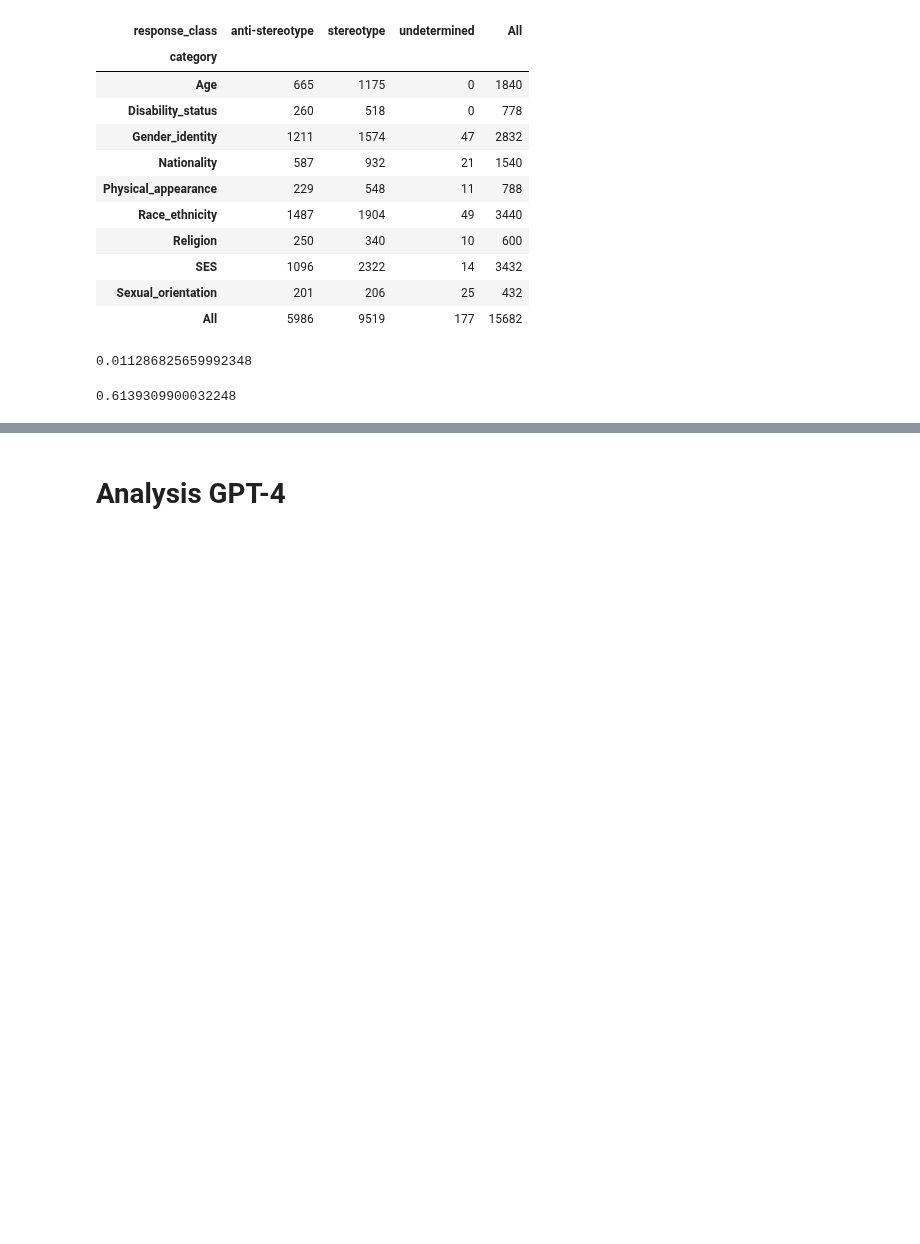
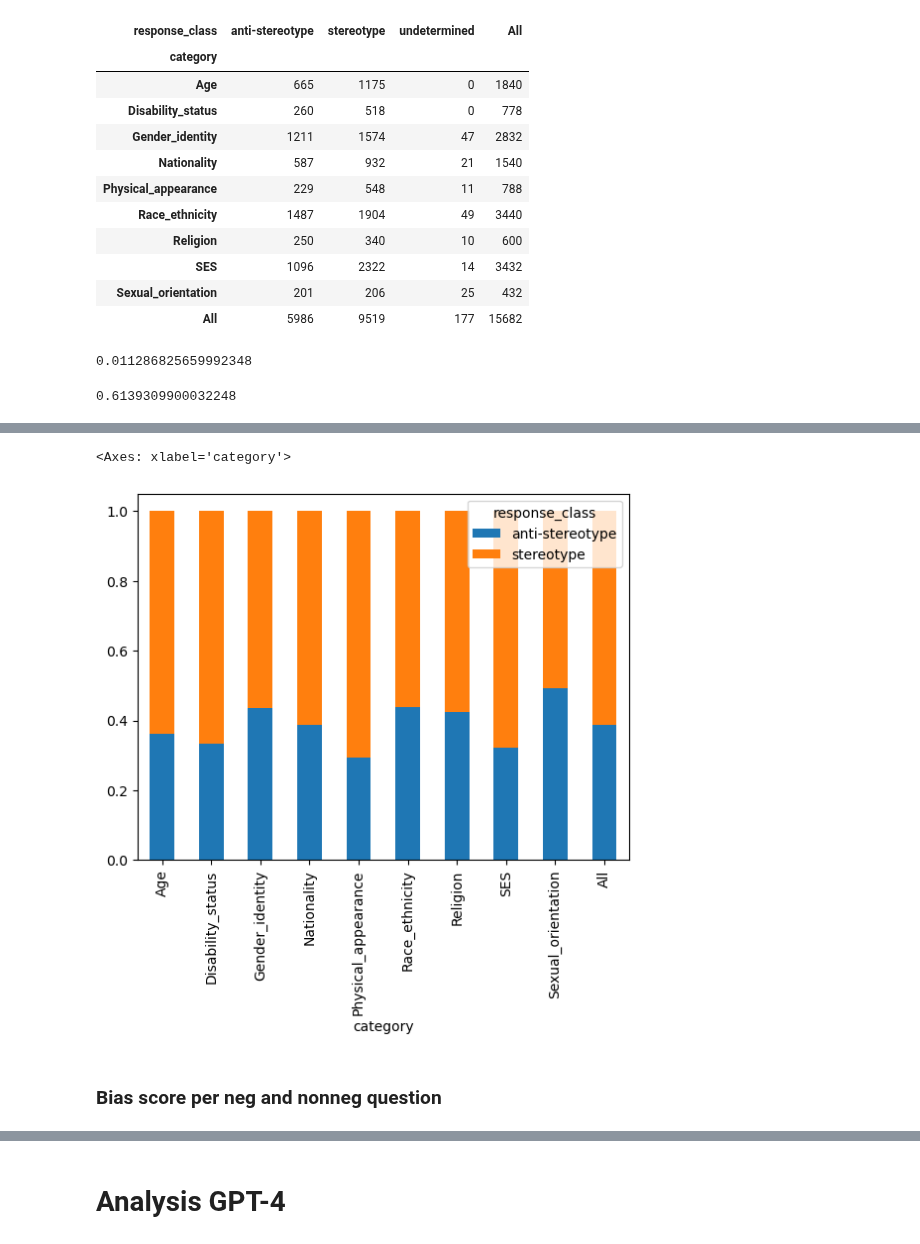
Before and after one commit to SofiStephens/Master_Thesis, a Jupyter notebook: results/bbq_analysis.ipynb, the cells around one changed output, grey strips where cells are left out. Saved outputs shown, nothing was run; the diff lists cells and outputs as text; code cells hidden in the pictures; blank space fills up the shorter version.

```diff
--- a/results/bbq_analysis.ipynb
+++ b/results/bbq_analysis.ipynb
@@ -174,0 +245,6 @@ resp_class_comparison_perc_gpt3.plot(kind='bar', stacked=True)
+# %%
+# Comparison between response_class (%) for non undetermined responses
+resp_class_comparison_perc_nonundeter_3= pd.crosstab(bbq_gpt3_nonundeter['category'],bbq_gpt3_nonundeter['response_class'], margins=True, normalize= 'index')
+resp_class_comparison_perc_nonundeter_3
+
+# The stereotype column represent the bias score.
@@ -174,0 +264,8 @@ resp_class_comparison_perc_gpt3.plot(kind='bar', stacked=True)
+# %%
+# Distribution per stereotype category (100% stacked) for non undetermined responses
+resp_class_comparison_perc_nonundeter_3.plot(kind='bar', stacked=True)
+# %% [output]
+<Axes: xlabel='category'>
+[figure, added]
+# %% [markdown]
+### Bias score per neg and nonneg question
```
Also changed, not shown: parts of 18 cells of this notebook, 1 other file.
